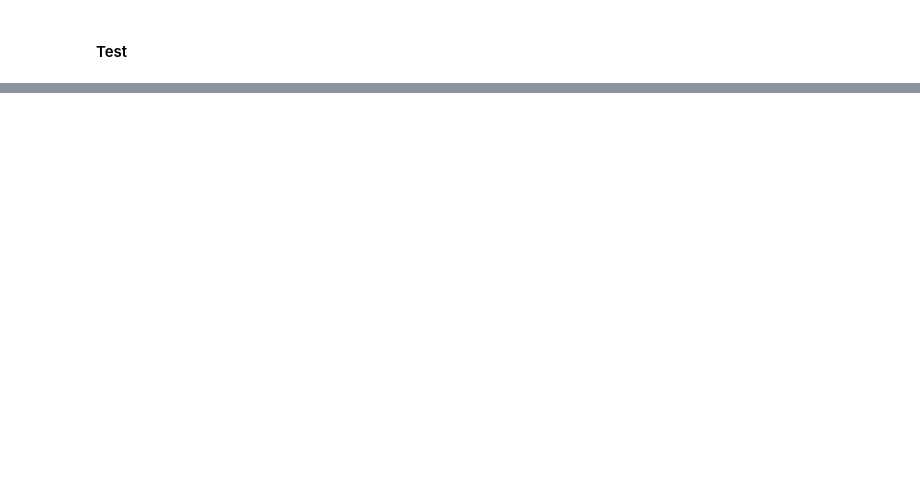
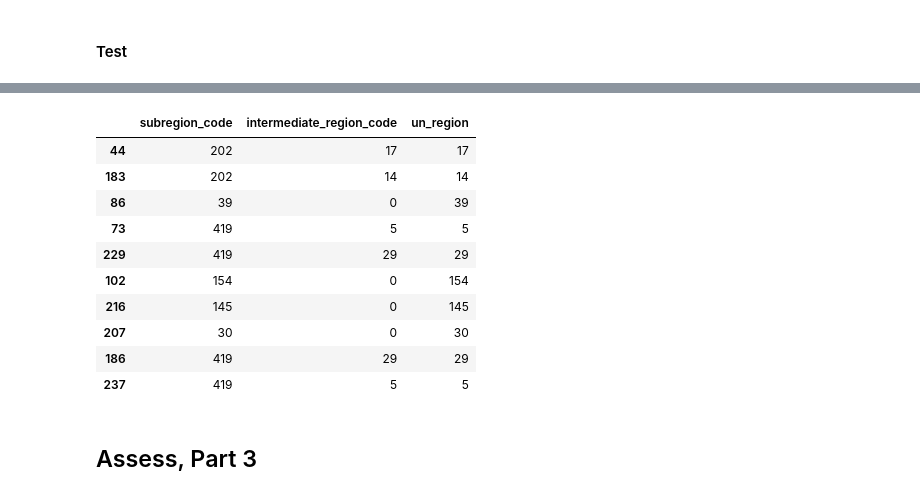
Before and after one commit to skustes/UN-Regions-and-Countries, a Jupyter notebook: Countries & UN Regions.ipynb, the cells around one changed output, grey strips where cells are left out. Cells and saved outputs as stored; diff of their text form; code cells hidden in the pictures; blank space fills up the shorter version.

```diff
--- a/Countries & UN Regions.ipynb
+++ b/Countries & UN Regions.ipynb
@@ -118 +193,5 @@ memory usage: 25.4+ KB
+# %%
+countries['region_code'].fillna( 0, inplace=True )
+countries['subregion_code'].fillna( 0, inplace=True )
+countries['intermediate_region_code'].fillna( 0, inplace=True )
 # %% [markdown]
@@ -125,0 +246,10 @@ AttributeError: 'DataFrame' object has no attribute 'unique'
+# %%
+# Set int64 columns
+countries['region_code'] = countries['region_code'].astype( 'int64' )
+countries['subregion_code'] = countries['subregion_code'].astype( 'int64' )
+countries['intermediate_region_code'] = countries['intermediate_region_code'].astype( 'int64' )
+
+# Set bool columns
+countries['least_developed_countries'] = countries['least_developed_countries'].astype( 'bool' )
+countries['landlocked_developing_countries'] = countries['landlocked_developing_countries'].astype( 'bool' )
+countries['small_island_developing_states'] = countries['small_island_developing_states'].astype( 'bool' )
@@ -125,0 +330,14 @@ AttributeError: 'DataFrame' object has no attribute 'unique'
+# %%
+# Function to populate un_region field in countries dataframe
+# If intermediate_region_code is not 0, return the intermediate_region_code
+# Else return subregion_code
+# Note that one entry contains 0 in subregion_code: Antarctica
+# Antarctica was previously assigned a region_code of 0 so returning subregion_code of 0 will not cause problems
+def get_un_region( row ):
+    # If intermediate_region_code is not 0, return it
+    if row['intermediate_region_code'] != 0:
+        return row['intermediate_region_code']
+    else:
+        return row['subregion_code']
+
+countries['un_region'] = countries.apply( get_un_region, axis=1 )
@@ -125,0 +366,17 @@ AttributeError: 'DataFrame' object has no attribute 'unique'
+# %%
+countries[['subregion_code','intermediate_region_code','un_region']].sample(10)
+# %% [output]
+|  | subregion_code | intermediate_region_code | un_region |
+| 44 | 202 | 17 | 17 |
+| 183 | 202 | 14 | 14 |
+| 86 | 39 | 0 | 39 |
+| 73 | 419 | 5 | 5 |
+| 229 | 419 | 29 | 29 |
+| 102 | 154 | 0 | 154 |
+| 216 | 145 | 0 | 145 |
+| 207 | 30 | 0 | 30 |
+| 186 | 419 | 29 | 29 |
+| 237 | 419 | 5 | 5 |
+# %% [markdown]
+<a id='assess3'></a>
+## Assess, Part 3
```
Also changed, not shown: parts of 88 cells of this notebook.
